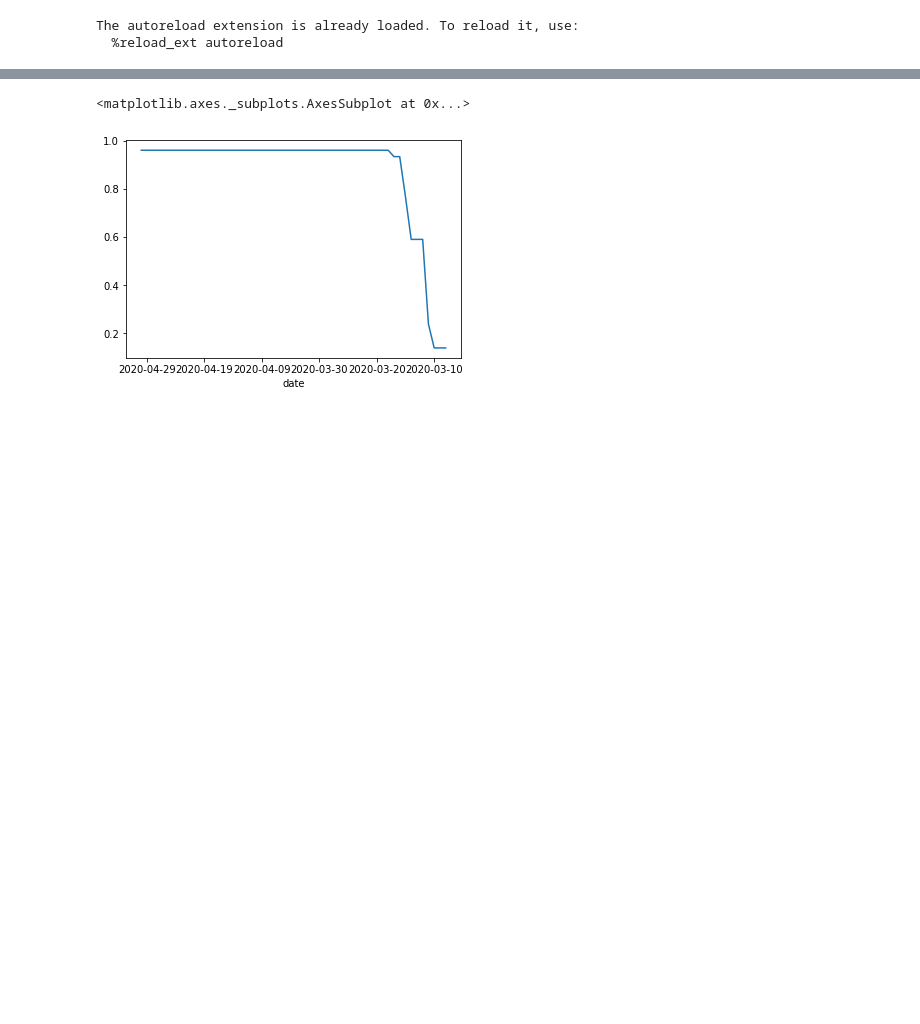
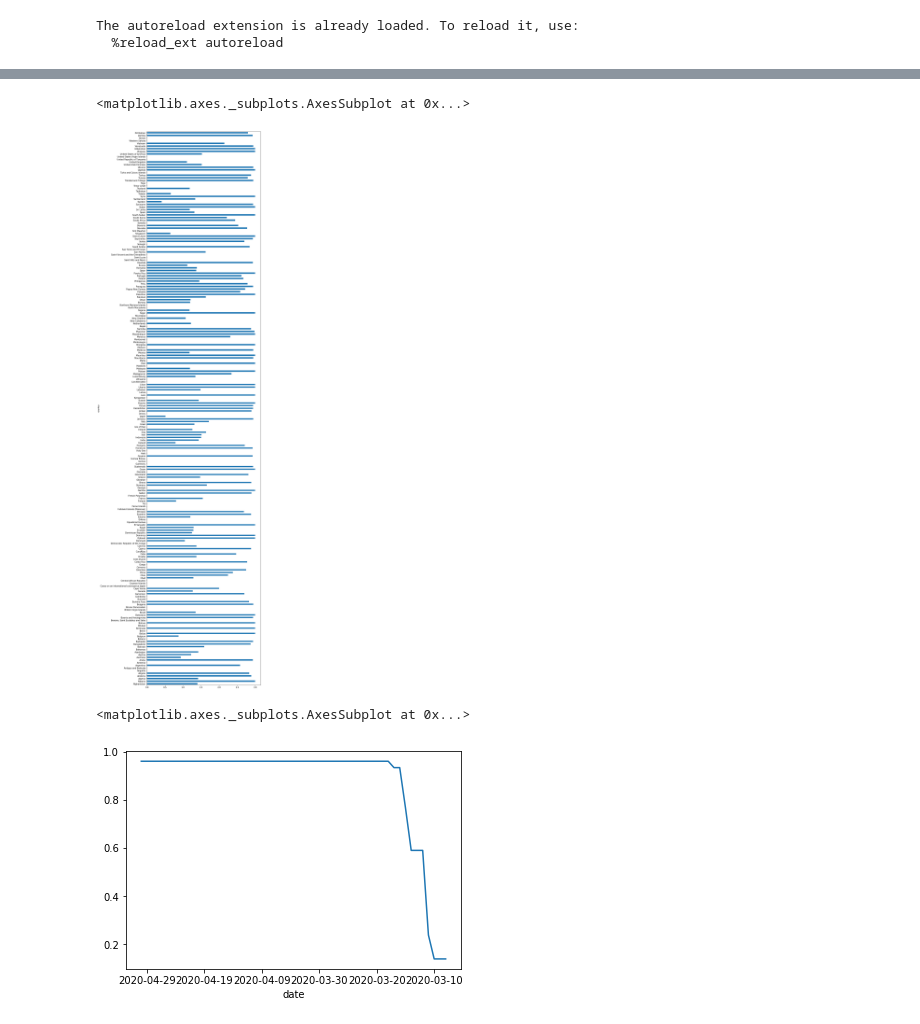
Before and after one commit to silverfield/corona-vis, a Jupyter notebook: nbs/process.ipynb, the cells around one changed output, grey strips where cells are left out. Drawn from its saved outputs; the diff is of its cells as text; code cells hidden in the pictures; blank space fills up the shorter version.

```diff
--- a/nbs/process.ipynb
+++ b/nbs/process.ipynb
@@ -40,3 +45,8 @@ df
+# %%
+df.groupby('country').mean()['mtr_c_school_closing'].plot.barh(figsize=(10, 50))
+# %% [output]
+<matplotlib.axes._subplots.AxesSubplot at 0x...>
+[figure, added]
 # %%
 final_df[final_df['country'] == 'Peru'].set_index('date')['stringency'].plot()
 # %% [output]
```
Also changed, not shown: parts of 4 cells of this notebook, 8 other files.
